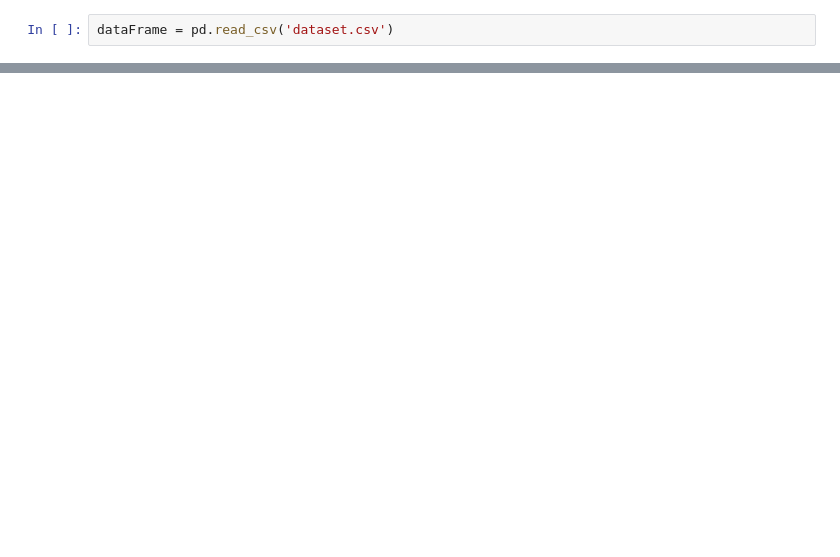
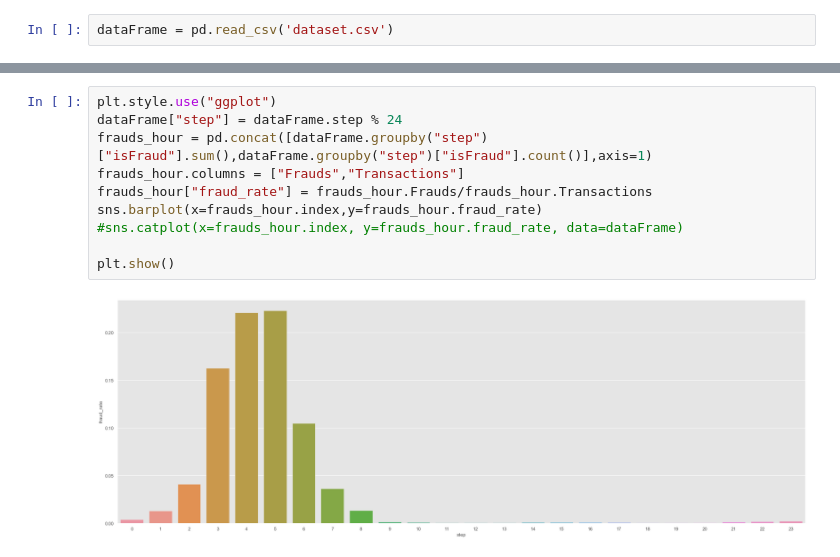
Before and after one commit to Bhavya-Hingorani/Cyber-Seth, a Jupyter notebook: data visualisation.ipynb, the cells around one changed output, grey strips where cells are left out. Saved outputs shown, nothing was run; the diff lists cells and outputs as text; blank space fills up the shorter version.

```diff
--- a/data visualisation.ipynb
+++ b/data visualisation.ipynb
@@ -47,0 +59,12 @@ plt.show()
+# %%
+plt.style.use("ggplot")
+dataFrame["step"] = dataFrame.step % 24
+frauds_hour = pd.concat([dataFrame.groupby("step")["isFraud"].sum(),dataFrame.groupby("step")["isFraud"].count()],axis=1)
+frauds_hour.columns = ["Frauds","Transactions"]
+frauds_hour["fraud_rate"] = frauds_hour.Frauds/frauds_hour.Transactions
+sns.barplot(x=frauds_hour.index,y=frauds_hour.fraud_rate)
+#sns.catplot(x=frauds_hour.index, y=frauds_hour.fraud_rate, data=dataFrame)
+
+plt.show()
+# %% [output]
+[figure, added]
```
Also changed, not shown: parts of 11 cells of this notebook.
